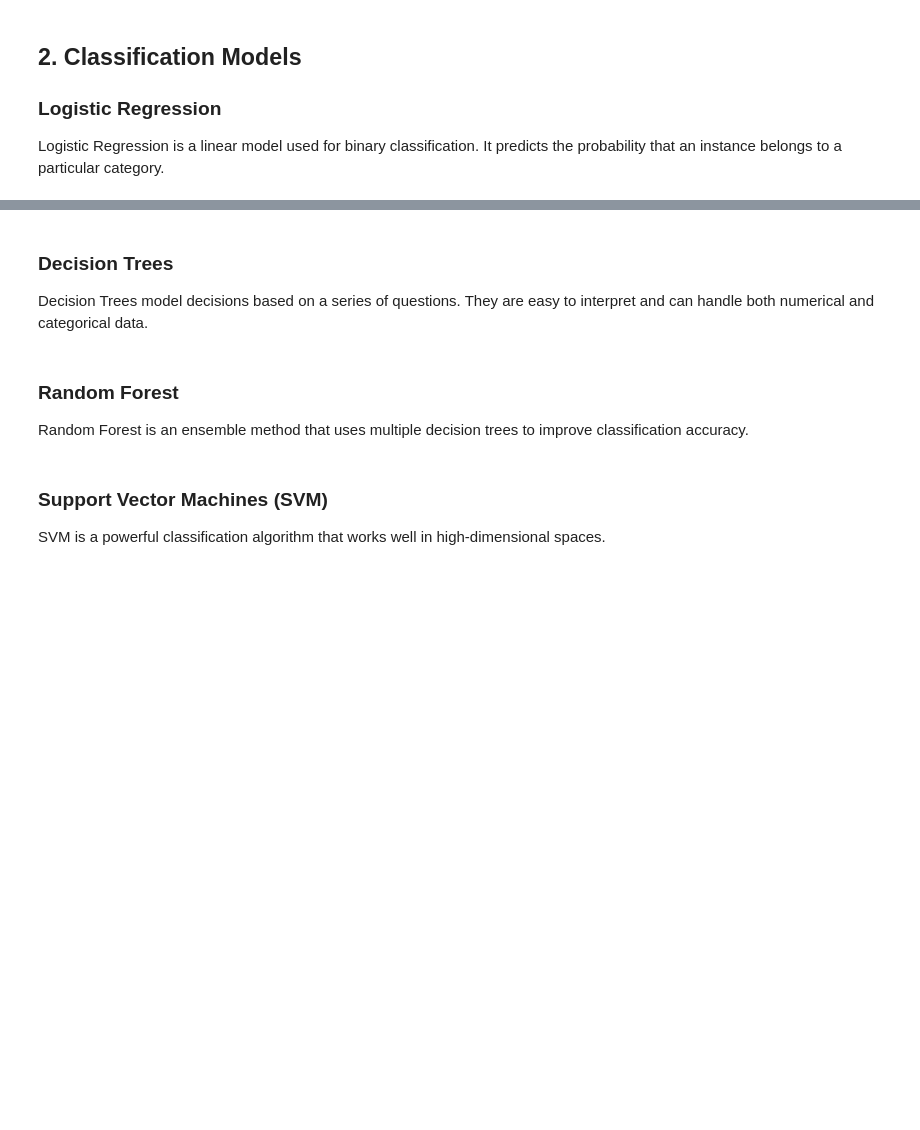
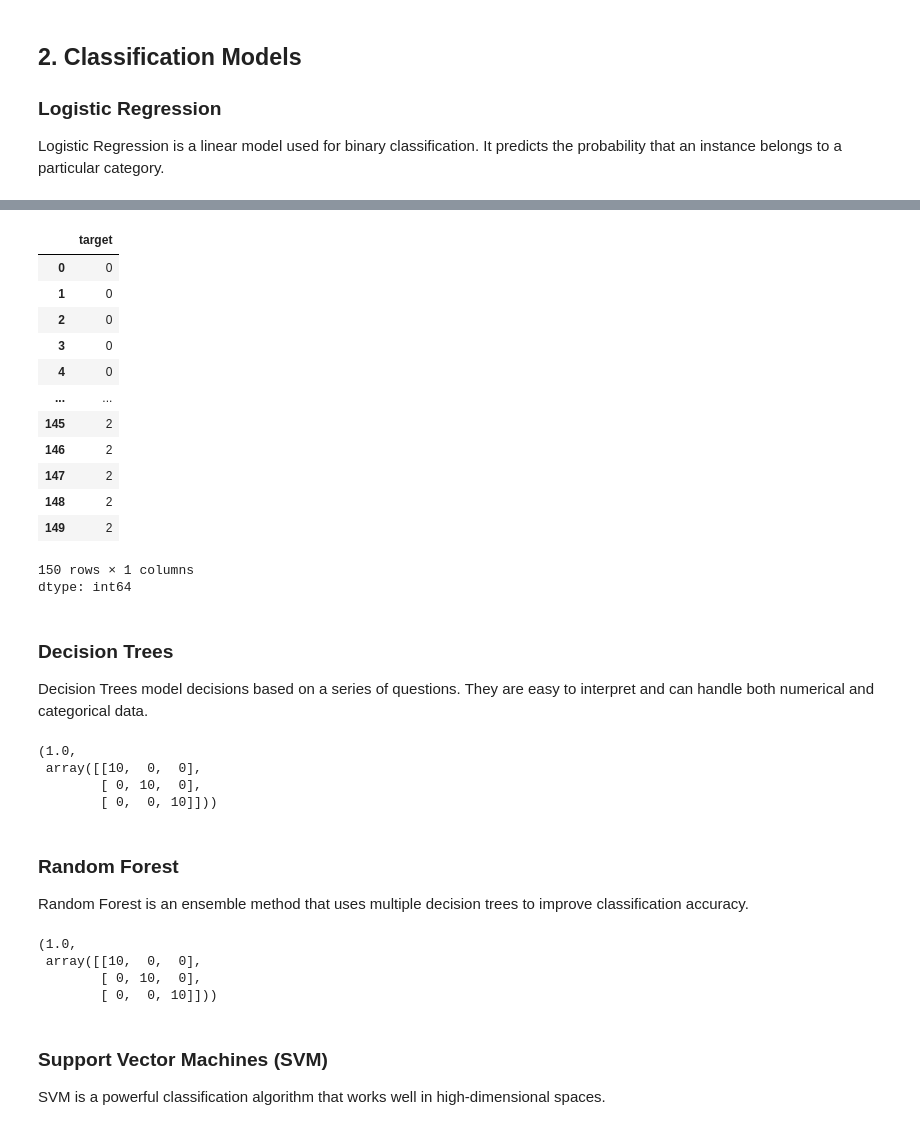
Before and after one commit to Bluerrror/Python-Course, a Jupyter notebook: 09/9.ipynb, the cells around one changed output, grey strips where cells are left out. Saved outputs shown, nothing was run; the diff lists cells and outputs as text; code cells hidden in the pictures; blank space fills up the shorter version.

```diff
--- a/09/9.ipynb
+++ b/09/9.ipynb
@@ -95,16 +94,16 @@ warnings.filterwarnings('ignore')
 Logistic Regression is a linear model used for binary classification. It predicts the probability that an instance belongs to a particular category.
 # %%
 # Load dataset
-iris = load_iris()
+iris = load_iris(as_frame=True)
 X = iris.data
 y = iris.target
 
 # Split the dataset into training and testing sets
-X_train, X_test, y_train, y_test = train_test_split(X, y, test_size=0.2, random_state=42)
+X_train, X_test, y_train, y_test = train_test_split(X, y, test_size=0.1, random_state=10000, stratify=y)
 
 # Logistic Regression
 from sklearn.linear_model import LogisticRegression
-log_reg = LogisticRegression(max_iter=200)
+log_reg = LogisticRegression(max_iter=500,solver='liblinear',penalty='l2')
 log_reg.fit(X_train, y_train)
 
 # Predictions
@@ -112,5 +111,5 @@ y_pred = log_reg.predict(X_test)
 
 # Accuracy
 accuracy = accuracy_score(y_test, y_pred)
-conf_matrix = confusion_matrix(y_test, y_pred)
+conf_matrix = confusion_matrix(y_test, y_pred,  normalize='all')
 accuracy, conf_matrix
@@ -117,10 +139,35 @@ accuracy, conf_matrix
+# %%
+iris['target']
+# %% [output]
+|  | target |
+| 0 | 0 |
+| 1 | 0 |
+| 2 | 0 |
+| 3 | 0 |
+| 4 | 0 |
+| ... | ... |
+| 145 | 2 |
+| 146 | 2 |
+| 147 | 2 |
+| 148 | 2 |
+| 149 | 2 |
+150 rows × 1 columns
+dtype: int64
 # %% [markdown]
 ### Decision Trees
 Decision Trees model decisions based on a series of questions. They are easy to interpret and can handle both numerical and categorical data.
 # %%
+# Load dataset
+iris = load_iris(as_frame=True)
+X = iris.data
+y = iris.target
+
+# Split the dataset into training and testing sets
+X_train, X_test, y_train, y_test = train_test_split(X, y, test_size=0.2, random_state=10000, stratify=y)
+
 # Decision Tree
 from sklearn.tree import DecisionTreeClassifier
-tree_clf = DecisionTreeClassifier()
+tree_clf = DecisionTreeClassifier(random_state=200)
 tree_clf.fit(X_train, y_train)
 
 # Predictions
@@ -130,10 +177,23 @@ y_pred_tree = tree_clf.predict(X_test)
 accuracy_tree = accuracy_score(y_test, y_pred_tree)
 conf_matrix_tree = confusion_matrix(y_test, y_pred_tree)
 accuracy_tree, conf_matrix_tree
+# %% [output]
+(1.0,
+ array([[10,  0,  0],
+        [ 0, 10,  0],
+        [ 0,  0, 10]]))
 # %% [markdown]
 ### Random Forest
 Random Forest is an ensemble method that uses multiple decision trees to improve classification accuracy.
 # %%
+# Load dataset
+iris = load_iris(as_frame=True)
+X = iris.data
+y = iris.target
+
+# Split the dataset into training and testing sets
+X_train, X_test, y_train, y_test = train_test_split(X, y, test_size=0.2, random_state=10000, stratify=y)
+
 # Random Forest
 from sklearn.ensemble import RandomForestClassifier
 rf_clf = RandomForestClassifier(n_estimators=100)
@@ -146,6 +206,11 @@ y_pred_rf = rf_clf.predict(X_test)
 accuracy_rf = accuracy_score(y_test, y_pred_rf)
 conf_matrix_rf = confusion_matrix(y_test, y_pred_rf)
 accuracy_rf, conf_matrix_rf
+# %% [output]
+(1.0,
+ array([[10,  0,  0],
+        [ 0, 10,  0],
+        [ 0,  0, 10]]))
 # %% [markdown]
 ### Support Vector Machines (SVM)
 SVM is a powerful classification algorithm that works well in high-dimensional spaces.
```
Also changed, not shown: parts of 27 cells of this notebook.
